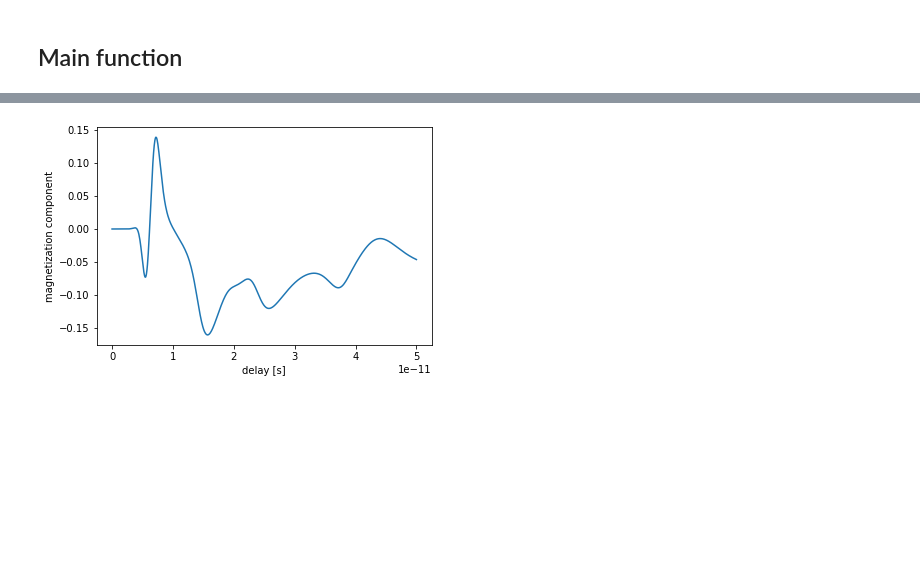
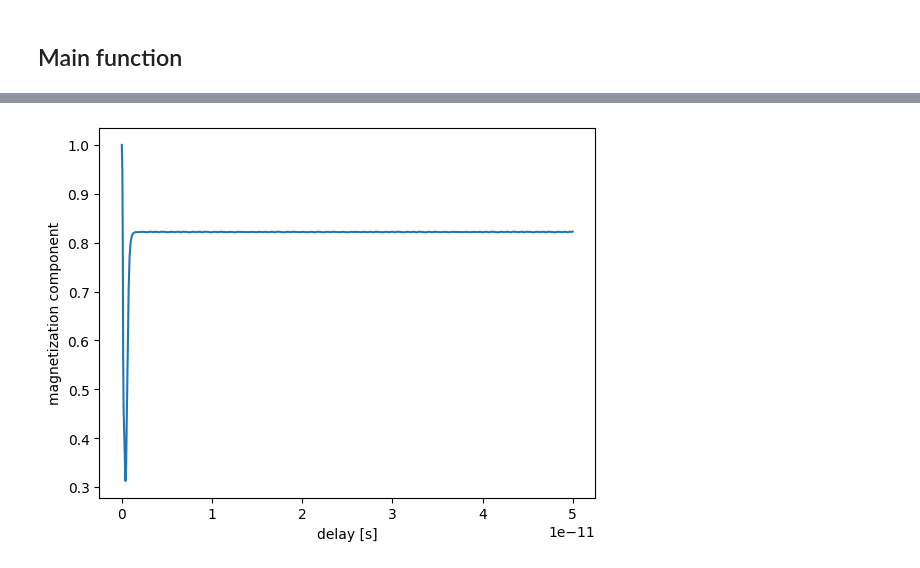
Before and after one commit to Nilodirf/LLB, a Jupyter notebook: LLB_te_interpolation.ipynb, the cells around one changed output, grey strips where cells are left out. Drawn from its saved outputs; the diff is of its cells as text; code cells hidden in the pictures; blank space fills up the shorter version.

```diff
--- a/LLB_te_interpolation.ipynb
+++ b/LLB_te_interpolation.ipynb
@@ -178,9 +178,9 @@ def get_ex_stiff_sample(materials, sample, mat_loc, Ms_sam, Delta2_sam):
     for i, mat in enumerate(materials):
         A_mat[i][i]=mat.A_0
 
-    A_mat[0][1]=1e-11
-    A_mat[1][2]=5e-11
-    A_mat[0][2]=2.5e-11
+    #A_mat[0][1]=-1e-11
+    #A_mat[1][2]=-5e-11
+    #A_mat[0][2]=-2.5e-11
 
     for i in range(1, len(materials)):
         for j in range(i):
@@ -253,6 +253,7 @@ def get_tes():
     tes=np.append(teNi1, teCo2, axis=1)
     tes=np.append(tes, teFe3, axis=1)
     tes=np.append(tes, teNi4, axis=1)
+    tes=np.array([[teNi4[i,0]] for i in range(len(teNi4))])
     return delay, tes
 # %%
 def get_tc_mask(te_red, Tc_sam):
@@ -340,7 +341,6 @@ def th_field(m, m_squared, mmag_sam_T, T, Tc_sam, chi_par_sam_T, under_tc, over_
 def integrate_LLB():
     starttime=time.time()
     gamma=1.76e11 # gyromagnetic ratio in (Ts)^{-1}
-    H_ext=np.array([[0,0,0] for _ in range(60)]) #external field in T
 
     # import temperature map
     times, tes=get_tes()
@@ -348,6 +348,9 @@ def integrate_LLB():
 
     # load a sample and call the functions to get all parameters on the sample structure:
     materials, sample, m_amp, m_phi, m_gamma, mat_gr_ind, mat_gr_ind_flat, mat_loc=get_sample()
+
+    H_ext=np.array([[0,0,0] for _ in sample]) #external field in T
+
 
     # load initial magnetization
     m0=get_mag(np.array([m_amp, m_phi, m_gamma])).flatten()
@@ -362,6 +365,7 @@ def integrate_LLB():
     muat_sam=muat_sample(sample)
     ex_stiff_sam=get_ex_stiff_sample(materials, sample, mat_loc, Ms_sam, Delta2_sam)
     K0_sam, kappa_ani_sam, ani_perp_sam=get_ani_sample(sample, Ms_sam)
+    print(ani_perp_sam)
     alpha_par_sam=alpha_par_sample(sample)
     qs_sam=qs_sample(sample)
     dbrillouin_t1_sam=dbrillouin_t1_sample(sample)
@@ -472,6 +477,6 @@ The whole simulation took 814.6610548496246 s
 # %%
 sim_delay=mag_map.t
-mm_rs=mag_map.y.T.flatten().reshape(len(mag_map.t), 60,3)
+mm_rs=mag_map.y.T.flatten().reshape(len(mag_map.t), 1,3)
 # %%
 color_data = mm_rs[:, :, 2].T
 plt.imshow(color_data, cmap='hot', aspect='auto')
@@ -484,14 +489,14 @@ plt.show()
 # %%
 #plt.plot(delay, mag_map_man[:,:,2][:-1])
 #plt.scatter(delay, mys)
 
-plt.plot(sim_delay, mm_rs[:,0,0])
+plt.plot(sim_delay, mm_rs[:,0,2])
 plt.xlabel(r'delay [s]')
 plt.ylabel(r'magnetization component')
 
 #plt.plot(new_delay, mag_map_man[:,0,0][:-1])
 #plt.scatter(delay, mxs)
 
 plt.show()
 # %% [output]
-[figure, old version]
+[figure, new version]
```
Also changed, not shown: parts of 3 cells of this notebook, 3 other files.
